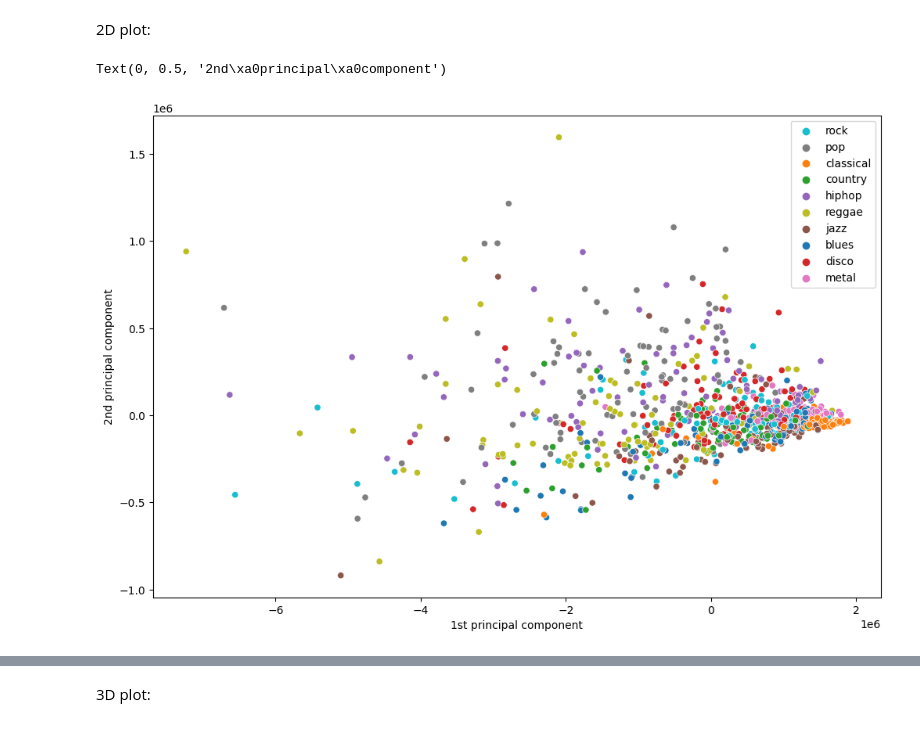
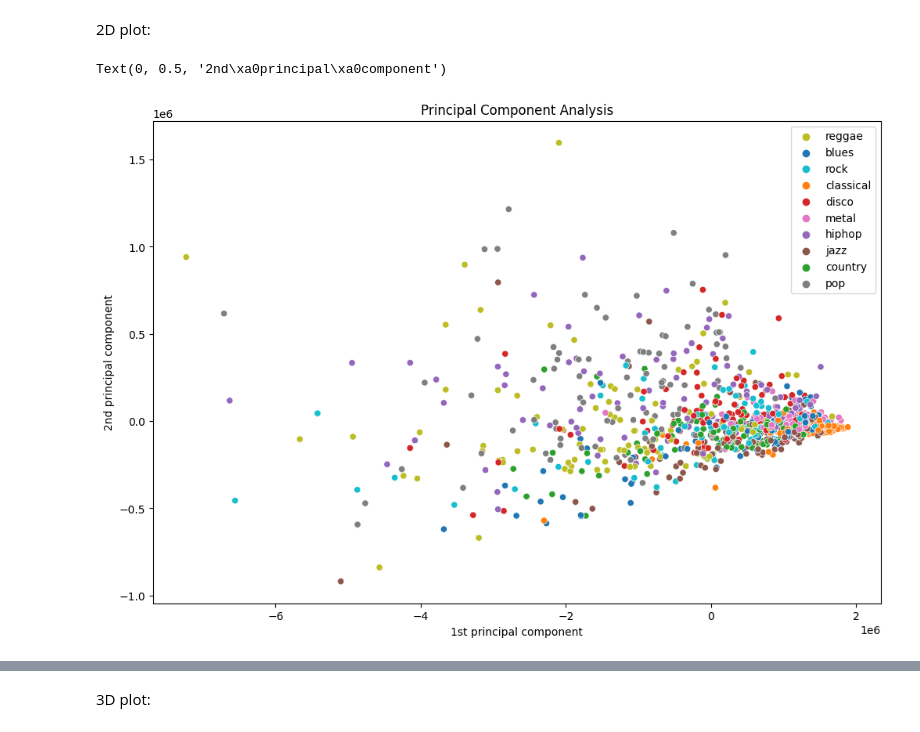
Before and after one commit to albertopirillo/naml-project-2023, a Jupyter notebook: EDA.ipynb, the cells around one changed output, grey strips where cells are left out. Saved outputs shown, nothing was run; the diff lists cells and outputs as text; code cells hidden in the pictures.

```diff
--- a/EDA.ipynb
+++ b/EDA.ipynb
@@ -143,11 +162,17 @@ colors = {'blues':'tab:blue', 'classical':'tab:orange', 'country':'tab:green', '
+# %%
+genres = ['blues', 'classical', 'country', 'disco', 'hiphop', 'jazz', 'metal', 'pop', 'reggae', 'rock']
+# %%
+colors = ['tab:blue', 'tab:orange', 'tab:green', 'tab:red', 'tab:purple', 'tab:brown', 'tab:pink', 'tab:grey', 'tab:olive', 'tab:cyan']
+# %%
+mapping = {genre:color for genre, color in zip(genres, colors)}
 # %% [markdown]
 2D plot:
 # %%
 fig, ax = plt.subplots(figsize=(12,8))
-sns.scatterplot(x=Phi[0,:], y=Phi[1,:], hue=labels, palette=colors, ax=ax)
+sns.scatterplot(x=Phi[0,:], y=Phi[1,:], hue=labels, palette=mapping, ax=ax)
 ax.set_title("Principal Component Analysis")
 ax.set_xlabel('1st principal component')
 ax.set_ylabel('2nd principal component')
 # %% [output]
 Text(0, 0.5, '2nd\xa0principal\xa0component')
-[figure, old version]
+[figure, new version]
```
Also changed, not shown: parts of 11 cells of this notebook.
